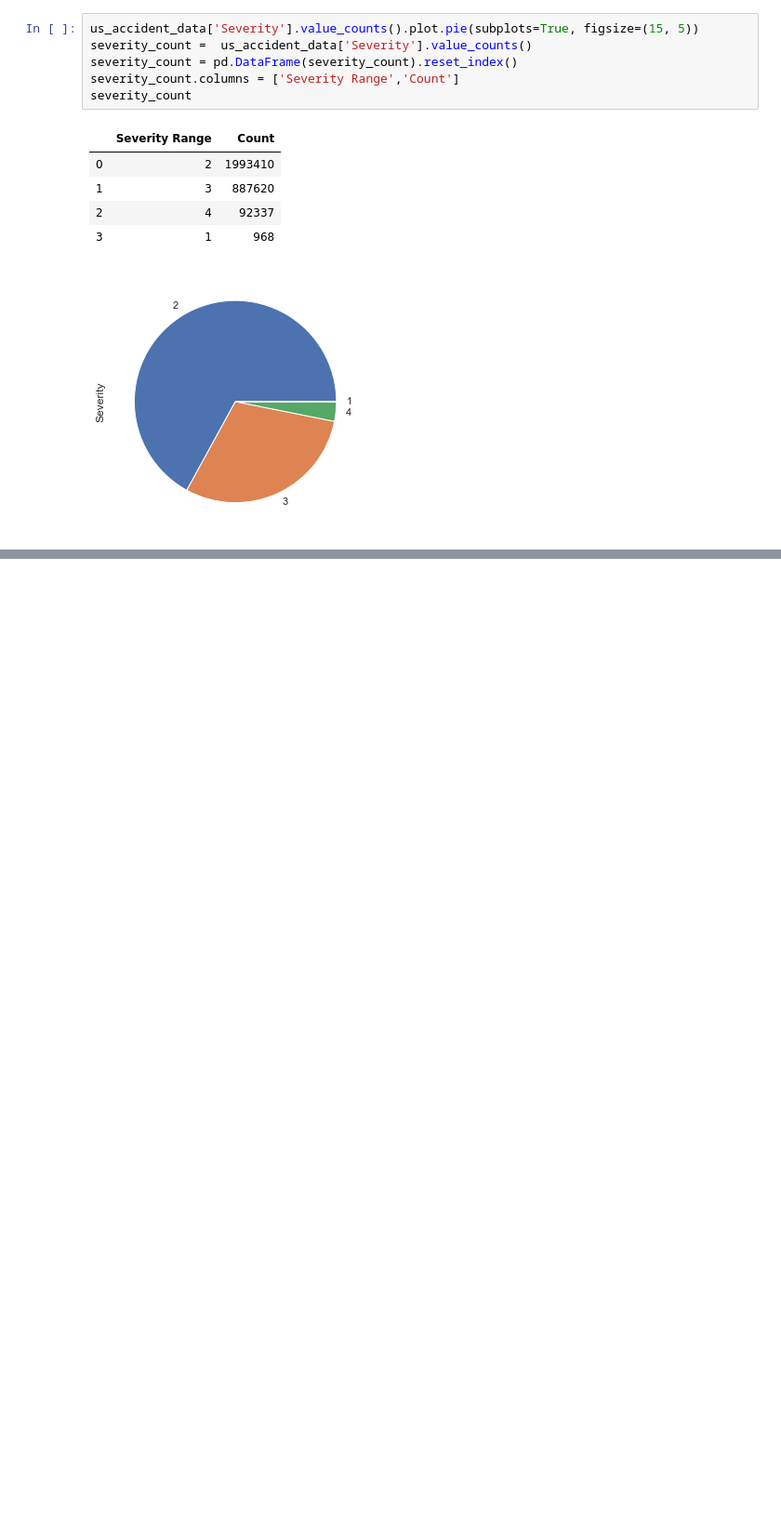
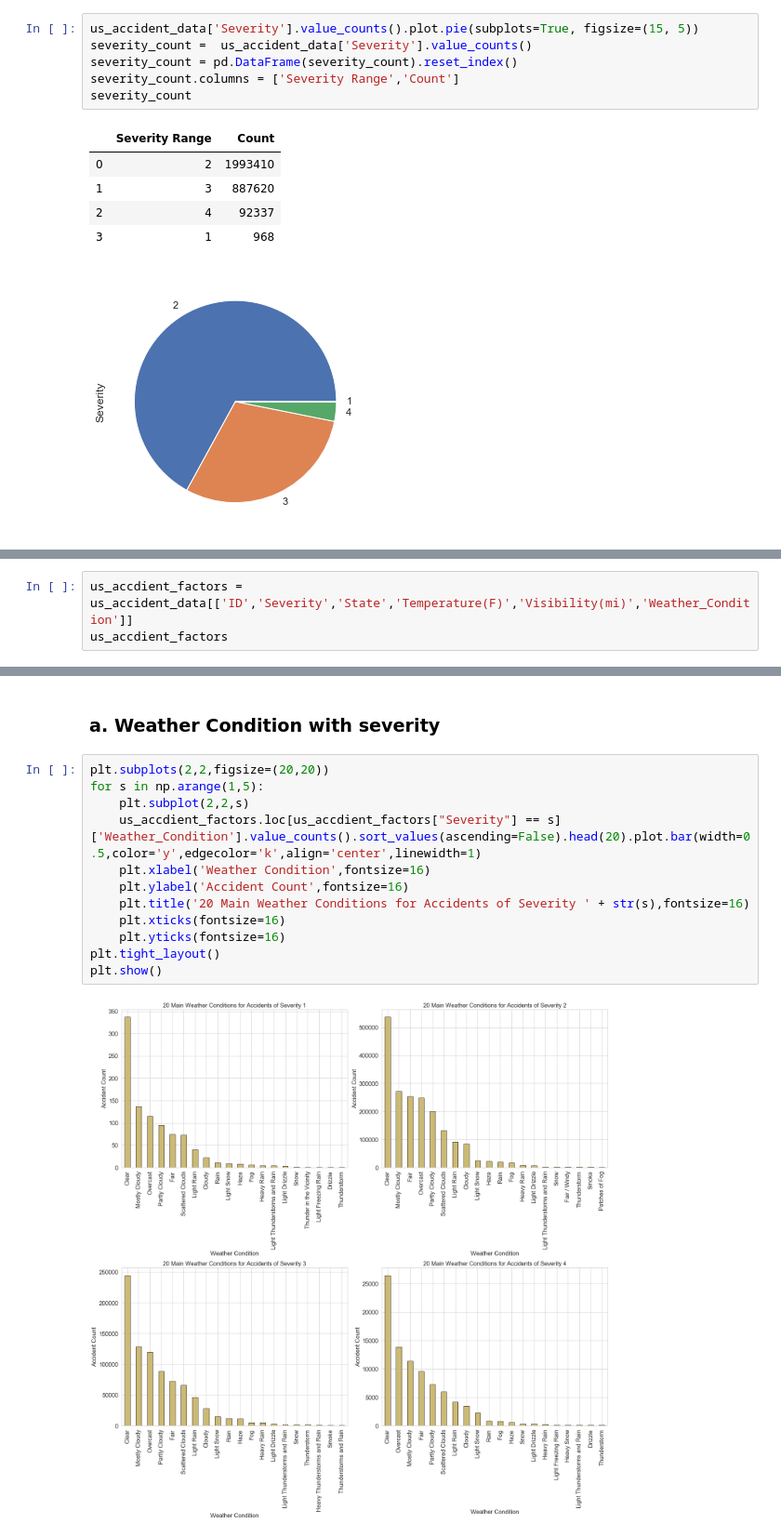
Before and after one commit to kulgauri1412/CS696-US-Accidents-Data, a Jupyter notebook: CS696 Project US Accidents.ipynb, the cells around one changed output, grey strips where cells are left out. Shown at 93% size. Cells and saved outputs as stored; diff of their text form; blank space fills up the shorter version.

```diff
--- a/CS696 Project US Accidents.ipynb
+++ b/CS696 Project US Accidents.ipynb
@@ -61,0 +86,3 @@ severity_count
+# %%
+us_accdient_factors = us_accident_data[['ID','Severity','State','Temperature(F)','Visibility(mi)','Weather_Condition']]
+us_accdient_factors
@@ -61,0 +103,16 @@ severity_count
+# %% [markdown]
+### a. Weather Condition with severity
+# %%
+plt.subplots(2,2,figsize=(20,20))
+for s in np.arange(1,5):
+    plt.subplot(2,2,s)
+    us_accdient_factors.loc[us_accdient_factors["Severity"] == s]['Weather_Condition'].value_counts().sort_values(ascending=False).head(20).plot.bar(width=0.5,color='y',edgecolor='k',align='center',linewidth=1)
+    plt.xlabel('Weather Condition',fontsize=16)
+    plt.ylabel('Accident Count',fontsize=16)
+    plt.title('20 Main Weather Conditions for Accidents of Severity ' + str(s),fontsize=16)
+    plt.xticks(fontsize=16)
+    plt.yticks(fontsize=16)
+plt.tight_layout()
+plt.show()
+# %% [output]
+[figure, added]
```
Also changed, not shown: parts of 8 cells of this notebook.
